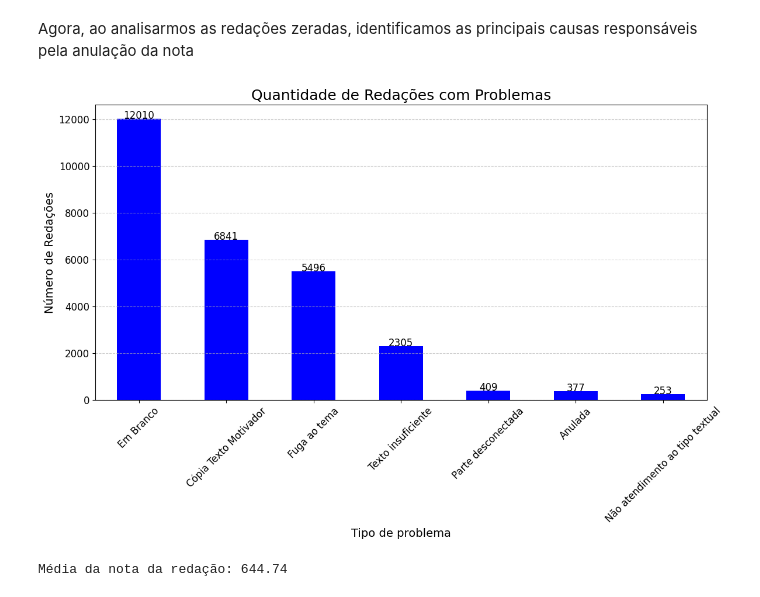
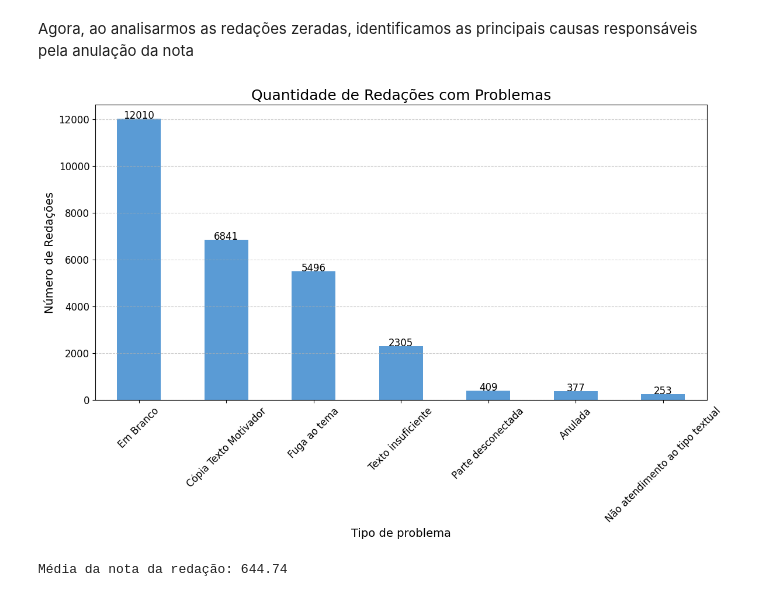
Before and after one commit to matheusgastal/ENEM-Data-Analysis, a Jupyter notebook: Exploring_data_enem_2023.ipynb, the cells around one changed output. Drawn from its saved outputs; the diff is of its cells as text; code cells hidden in the pictures.

```diff
--- a/Exploring_data_enem_2023.ipynb
+++ b/Exploring_data_enem_2023.ipynb
@@ -162,6 +174,7 @@ plt.show()
 # %%
+import matplotlib.pyplot as plt
+
 df_publica = df[df['TP_ESCOLA'] == 'Publica']
-
 
 ordem_renda = [
     'Nenhuma Renda',
@@ -183,12 +196,10 @@ ordem_renda = [
     'Acima de R$ 26.400'
 ]
 
-
 media_renda_publica = df_publica.groupby('Q006')['NOTA_MEDIA'].mean().reindex(ordem_renda)
 
-
 plt.figure(figsize=(16,7))
-media_renda_publica.plot(kind='bar', color='#4682B4')
+bars = media_renda_publica.plot(kind='bar', color='#4682B4')
 
 plt.title('Nota Média por Faixa de Renda (Escolas Públicas)', fontsize=18, weight='bold')
 plt.xlabel('Faixa de Renda', fontsize=14)
@@ -197,12 +208,24 @@ plt.xticks(rotation=45, ha='right', fontsize=12)
 plt.yticks(fontsize=12)
 plt.grid(axis='y', linestyle='--', alpha=0.4)
 
-
 min_y = max(0, int(media_renda_publica.min() // 50 * 50))
 max_y = int(media_renda_publica.max() // 50 * 50 + 100)
 plt.ylim(min_y, max_y)
 
 
+ax = plt.gca()
+for p in ax.patches:
+    height = p.get_height()
+    ax.text(
+        p.get_x() + p.get_width() / 2,
+        height + max_y*0.01,
+        f'{height:.2f}',
+        ha='center',
+        va='bottom',
+        fontsize=10,
+        rotation=0
+    )
+
 plt.tight_layout()
 plt.show()
 # %% [output]
@@ -417,30 +440,30 @@ Agora, ao analisarmos as redações zeradas, identificamos as principais causas
 # %%
 import matplotlib.pyplot as plt
 
 df_problemas = df[df['TP_STATUS_REDACAO'] != 'Sem problemas']
 
 contagem = df_problemas['TP_STATUS_REDACAO'].value_counts()
 
 fig, ax = plt.subplots(figsize=(12, 8))
 
-contagem.plot(kind='bar', color='blue', ax=ax)
+contagem.plot(kind='bar', color='#5A9BD5', ax=ax)
 
 ax.set_title('Quantidade de Redações com Problemas', fontsize=18)
 ax.set_xlabel('Tipo de problema', fontsize=14)
 ax.set_ylabel('Número de Redações', fontsize=14)
 ax.tick_params(axis='x', rotation=45, labelsize=12)
 ax.tick_params(axis='y', labelsize=12)
 ax.grid(axis='y', linestyle='--', alpha=0.6)
 
 for p in ax.patches:
     height = p.get_height()
     ax.text(p.get_x() + p.get_width()/2, height + 5,
             f'{int(height)}', ha='center', fontsize=12)
 
 plt.tight_layout()
 plt.show()
 # %% [output]
-[figure, old version]
+[figure, new version]
 # %%
 print(f"Média da nota da redação: {df['NU_NOTA_REDACAO'].mean():.2f}")
 # %% [output]
```
Also changed, not shown: parts of 16 cells of this notebook.
